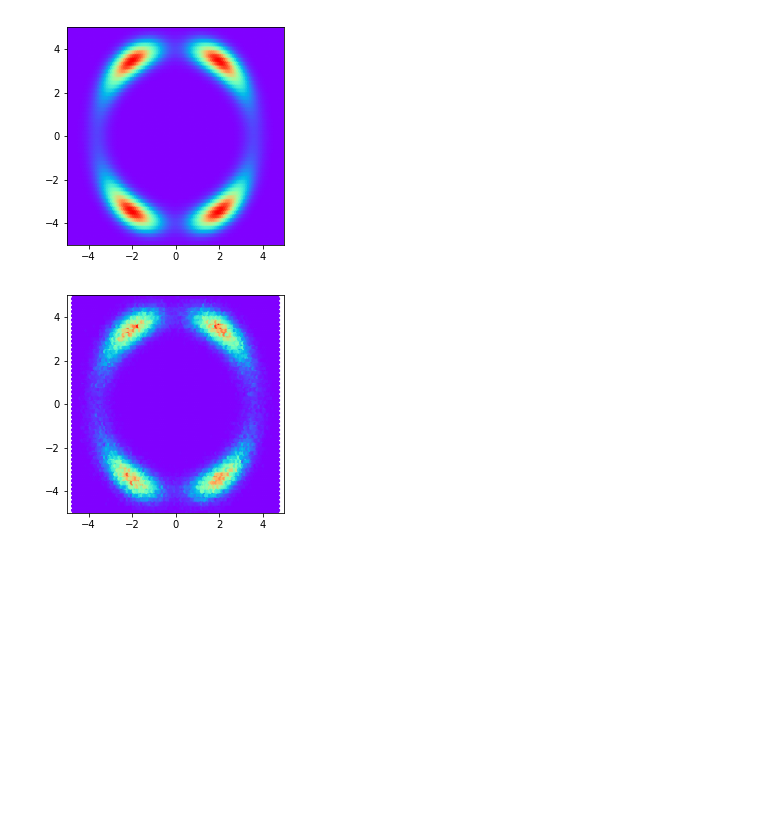
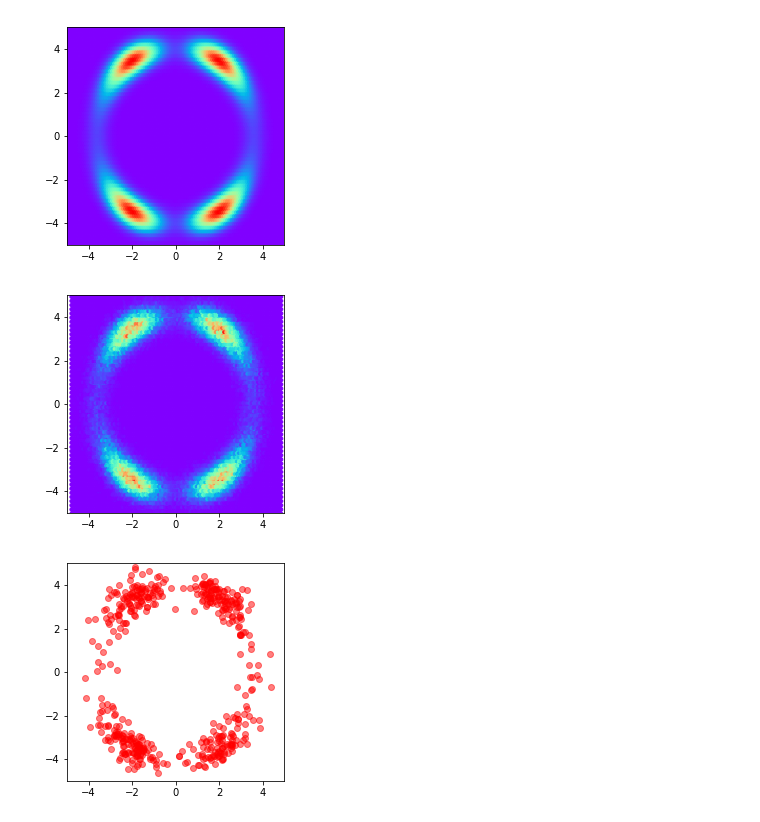
Before and after one commit to abdulfatir/normalizing-flows, a Jupyter notebook: notebooks/Metropolis-Hastings.ipynb, the cells around one changed output. Cells and saved outputs as stored; diff of their text form; code cells hidden in the pictures; blank space fills up the shorter version.

Commit message:
add example 2

```diff
--- a/notebooks/Metropolis-Hastings.ipynb
+++ b/notebooks/Metropolis-Hastings.ipynb
@@ -53,8 +59,10 @@ samples = metropolis_hastings(density1)
 # %%
+samples = metropolis_hastings(density1)
+
 plt.hexbin(samples[:,0], samples[:,1], cmap='rainbow')
 plt.gca().set_aspect('equal', adjustable='box')
 plt.xlim([-5, 5])
 plt.ylim([-5, 5])
 plt.show()
 # %% [output]
-[figure, old version]
+[figure, new version]
@@ -62,0 +69,9 @@ np.save('data.npy', samples)
+# %%
+batch = samples[np.random.randint(samples.shape[0], size=500)]
+plt.scatter(batch[:,0], batch[:,1], c='red', alpha=0.5)
+plt.gca().set_aspect('equal', adjustable='box')
+plt.xlim([-5, 5])
+plt.ylim([-5, 5])
+plt.savefig('../report/imgs/example1-samples.png', dpi=300)
+# %% [output]
+[figure, added]
```
Also changed, not shown: parts of 7 cells of this notebook, 9 other files.
